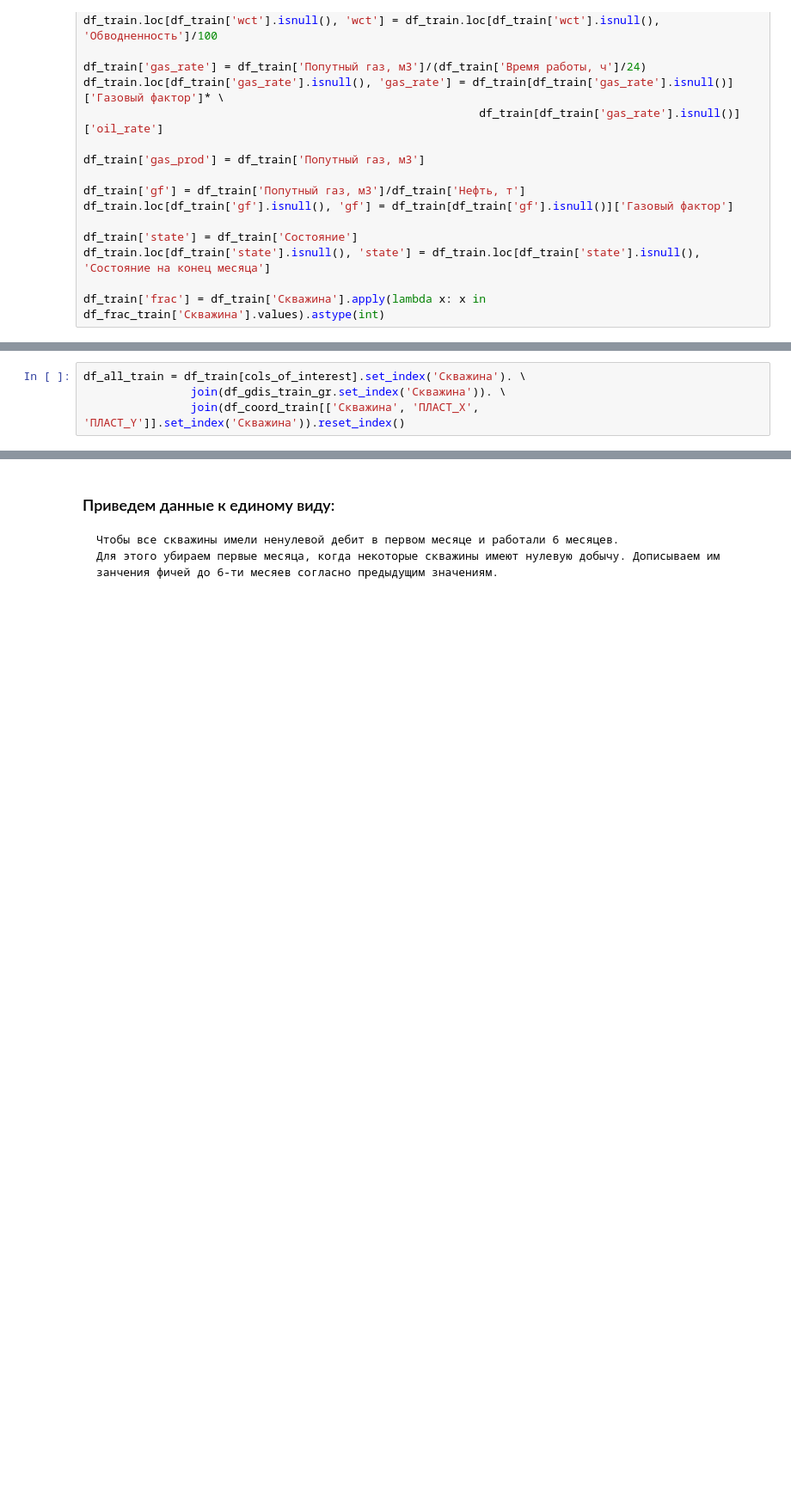
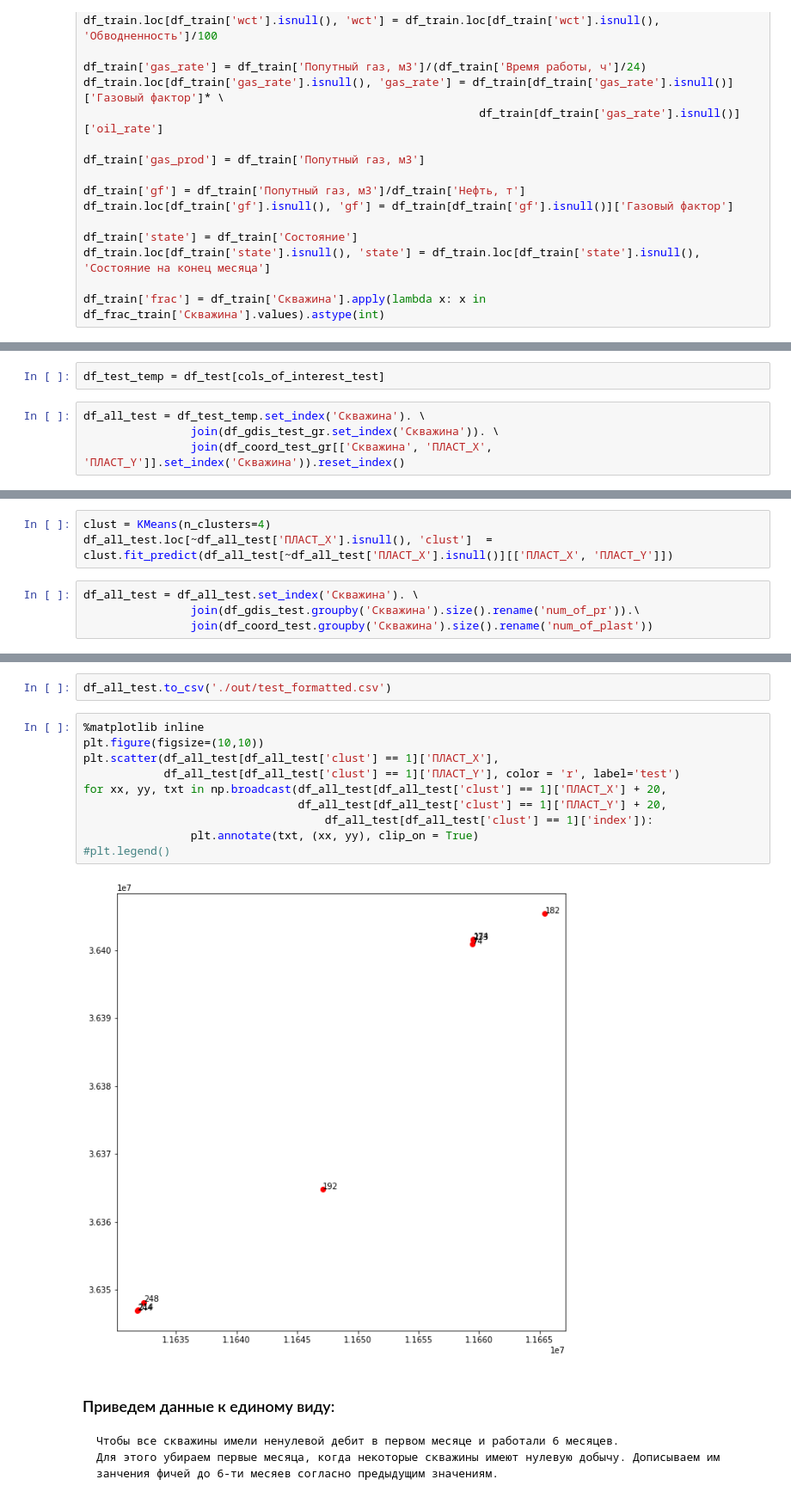
Before and after one commit to koskotG/gpn_comp, a Jupyter notebook: kg_eda.ipynb, the cells around one changed output, grey strips where cells are left out. Shown at 86% size. Cells and saved outputs as stored; diff of their text form; blank space fills up the shorter version.

```diff
--- a/kg_eda.ipynb
+++ b/kg_eda.ipynb
@@ -133,4 +279,6 @@ cols_of_interest = ['Скважина', 'Дата', 'liq_rate', 'oil_rate', 'wct
+# %%
+df_test_temp = df_test[cols_of_interest_test]
 # %%
-df_all_train = df_train[cols_of_interest].set_index('Скважина'). \
-                join(df_gdis_train_gr.set_index('Скважина')). \
-                join(df_coord_train[['Скважина', 'ПЛАСТ_X', 'ПЛАСТ_Y']].set_index('Скважина')).reset_index()
+df_all_test = df_test_temp.set_index('Скважина'). \
+                join(df_gdis_test_gr.set_index('Скважина')). \
+                join(df_coord_test_gr[['Скважина', 'ПЛАСТ_X', 'ПЛАСТ_Y']].set_index('Скважина')).reset_index()
@@ -145,0 +285,7 @@ df_all_train.head()
+# %%
+clust = KMeans(n_clusters=4)
+df_all_test.loc[~df_all_test['ПЛАСТ_X'].isnull(), 'clust']  = clust.fit_predict(df_all_test[~df_all_test['ПЛАСТ_X'].isnull()][['ПЛАСТ_X', 'ПЛАСТ_Y']])
+# %%
+df_all_test = df_all_test.set_index('Скважина'). \
+                join(df_gdis_test.groupby('Скважина').size().rename('num_of_pr')).\
+                join(df_coord_test.groupby('Скважина').size().rename('num_of_plast'))
@@ -146,3 +313,17 @@ df_all_train.head()
+# %%
+df_all_test.to_csv('./out/test_formatted.csv')
+# %%
+%matplotlib inline
+plt.figure(figsize=(10,10))
+plt.scatter(df_all_test[df_all_test['clust'] == 1]['ПЛАСТ_X'],
+            df_all_test[df_all_test['clust'] == 1]['ПЛАСТ_Y'], color = 'r', label='test')
+for xx, yy, txt in np.broadcast(df_all_test[df_all_test['clust'] == 1]['ПЛАСТ_X'] + 20,
+                                df_all_test[df_all_test['clust'] == 1]['ПЛАСТ_Y'] + 20,
+                                    df_all_test[df_all_test['clust'] == 1]['index']):
+                plt.annotate(txt, (xx, yy), clip_on = True)
+#plt.legend()
+# %% [output]
+[figure, added]
 # %% [markdown]
 ### Приведем данные к единому виду:
     Чтобы все скважины имели ненулевой дебит в первом месяце и работали 6 месяцев.
```
Also changed, not shown: parts of 54 cells of this notebook, 4 other files.
